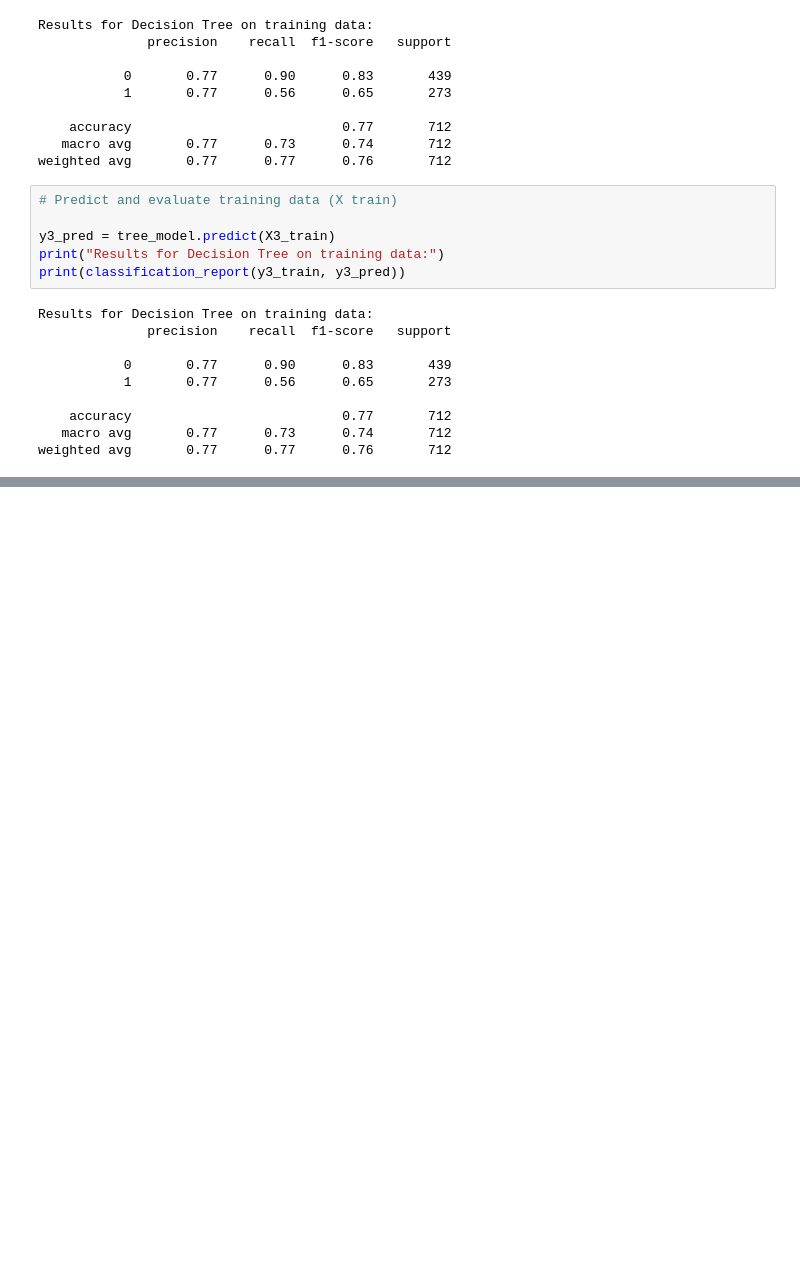
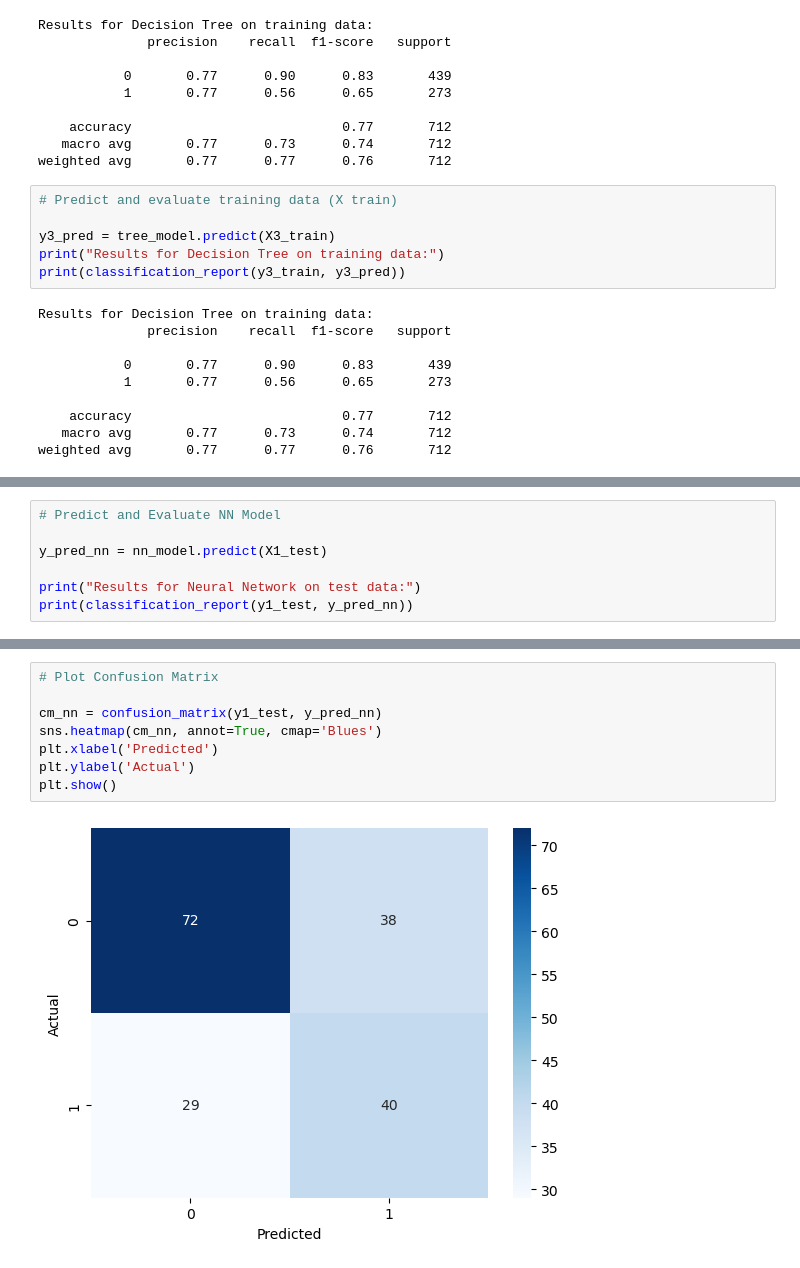
Before and after one commit to Priyankanaskar/applied-ml-priyanka, a Jupyter notebook: lab03/ml03_priyanka.ipynb, the cells around one changed output, grey strips where cells are left out. Cells and saved outputs as stored; diff of their text form; blank space fills up the shorter version.

```diff
--- a/lab03/ml03_priyanka.ipynb
+++ b/lab03/ml03_priyanka.ipynb
@@ -268,0 +394,7 @@ weighted avg       0.77      0.77      0.76       712
+# %%
+# Predict and Evaluate NN Model
+
+y_pred_nn = nn_model.predict(X1_test)
+
+print("Results for Neural Network on test data:")
+print(classification_report(y1_test, y_pred_nn))
@@ -268,0 +411,10 @@ weighted avg       0.77      0.77      0.76       712
+# %%
+# Plot Confusion Matrix
+
+cm_nn = confusion_matrix(y1_test, y_pred_nn)
+sns.heatmap(cm_nn, annot=True, cmap='Blues')
+plt.xlabel('Predicted')
+plt.ylabel('Actual')
+plt.show()
+# %% [output]
+[figure, added]
```
Also changed, not shown: parts of 19 cells of this notebook, 3 other files.
